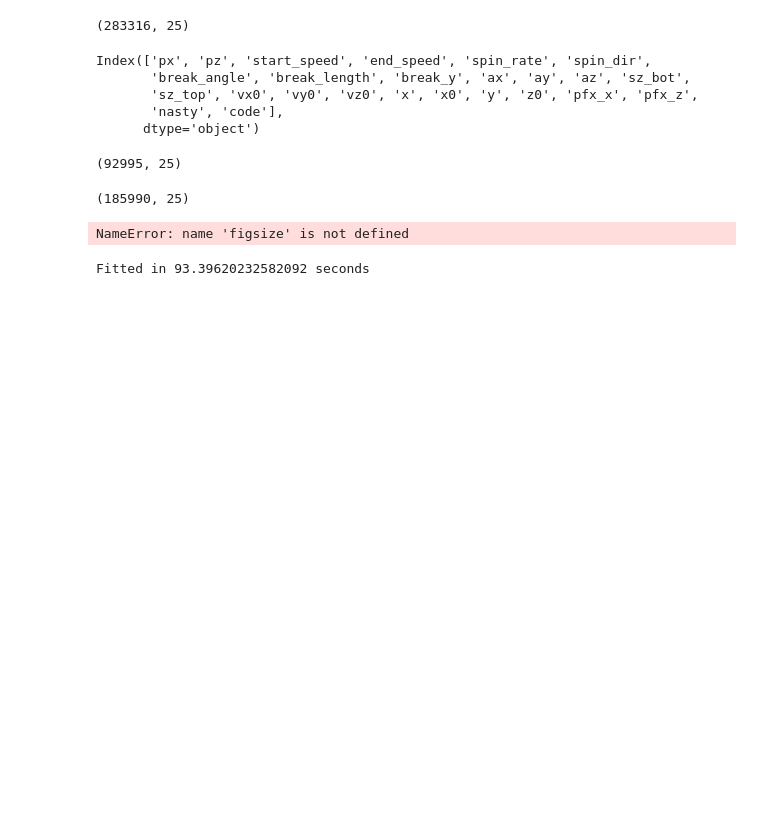
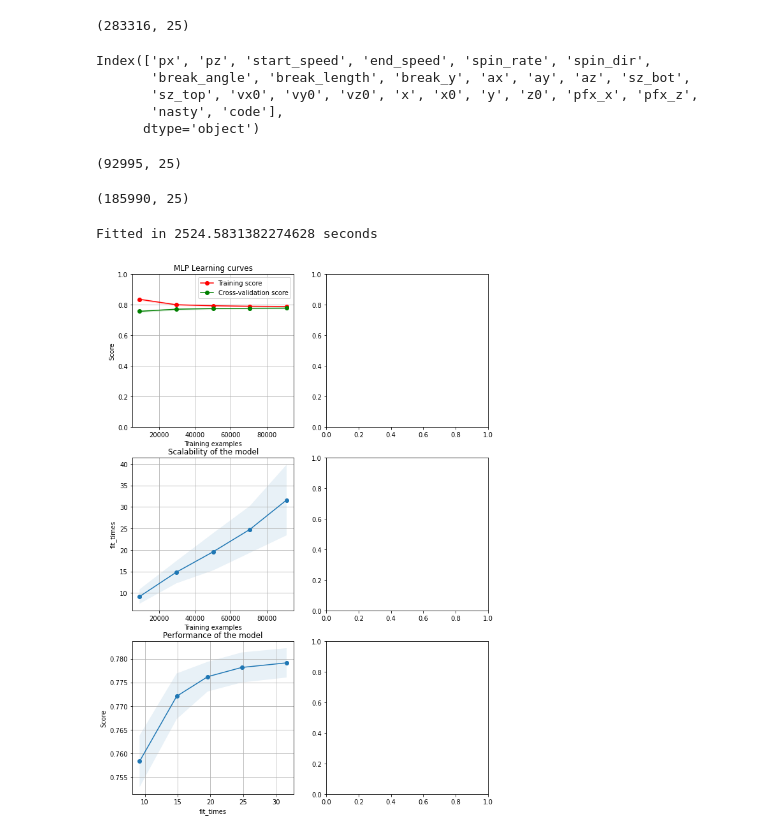
Before and after one commit to anaconda121/Whiff-Rate, a Jupyter notebook: Models/SK Learn Models.ipynb, the cells around one changed output. Saved outputs shown, nothing was run; the diff lists cells and outputs as text; code cells hidden in the pictures; blank space fills up the shorter version.

Commit message:
sklearn plots

```diff
--- a/Models/SK Learn Models.ipynb
+++ b/Models/SK Learn Models.ipynb
@@ -10,19 +11,21 @@ import matplotlib.pyplot as plt
 import pickle
 import time
 # %%
-from sklearn.model_selection import ShuffleSplit
-# function for plotting learning curve, taken from skcikit-learn.org
-def plot_learning_curve(estimator, title, X, y, axes=None, ylim=None, cv=None, n_jobs=None, train_sizes=np.linspace(.1, 1.0, 5)):
+def plot_learning_curve(estimator, title, X, y, axes=None, ylim=None, cv=None,n_jobs=None, train_sizes=np.linspace(.1, 1.0, 5)):
     if axes is None:
         _, axes = plt.subplots(1, 3, figsize=(20, 5))
+
     axes[0].set_title(title)
     if ylim is not None:
         axes[0].set_ylim(*ylim)
     axes[0].set_xlabel("Training examples")
     axes[0].set_ylabel("Score")
 
-    train_sizes, train_scores, test_scores, fit_times, _ = learning_curve(estimator, X, y, cv=cv, n_jobs=n_jobs,
-        train_sizes=train_sizes, return_times=True)
+    train_sizes, train_scores, test_scores, fit_times, _ = \
+        learning_curve(estimator, X, y, cv=cv, n_jobs=n_jobs,
+                       train_sizes=train_sizes,
+                       return_times=True)
+
     train_scores_mean = np.mean(train_scores, axis=1)
     train_scores_std = np.std(train_scores, axis=1)
     test_scores_mean = np.mean(test_scores, axis=1)
@@ -64,7 +67,7 @@ def plot_learning_curve(estimator, title, X, y, axes=None, ylim=None, cv=None, n
 
     return plt
 # %%
-data_raw = pd.read_csv('pitches.csv')
+data_raw = pd.read_csv('../pitches.csv')
 # %%
 # Print out size, shape, and column names
 print("size: " + str(data_raw.size))
@@ -154,18 +157,14 @@ features_val_scaled = scaler.transform(features_val)
 # %%
 st = time.time()
 mlp = MLPClassifier(random_state=1, max_iter=2000)
 fig, axes = plt.subplots(3, 2, figsize=(10,15))
 cv = ShuffleSplit(n_splits=100, test_size=0.3, random_state=1)
-plot_learning_curve(mlp, "MLP Learning curves", features_train_scaled, labels_train, axes=axes[:,0], ylim=(0.7,1.01),cv=cv,n_jobs=4)
+plot_learning_curve(mlp, "MLP Learning curves", features_train_scaled, labels_train, axes=axes[:,0], ylim=(0,1),cv=cv,n_jobs=4)
 print("Fitted in %s seconds" % (time.time() - st))
+# The '%s' number is definitly wrong for some readon- it took more like 7 hours to make this graph
 # %% [output]
-NameError: name 'figsize' is not defined
+Fitted in 2524.5831382274628 seconds
+[figure, added]
 # %%
 print(mlp.score(features_test_scaled, labels_test))
 roc_auc_score(labels_test, mlp.predict_proba(features_test_scaled)[:,1])
-# %%
-st = time.time()
-rf = RandomForestClassifier().fit(features_train, labels_train)
-print("Fitted in %s seconds" % (time.time() - st))
-# %% [output]
-Fitted in 93.39620232582092 seconds
```
Also changed, not shown: parts of 20 cells of this notebook, 3 other files.
